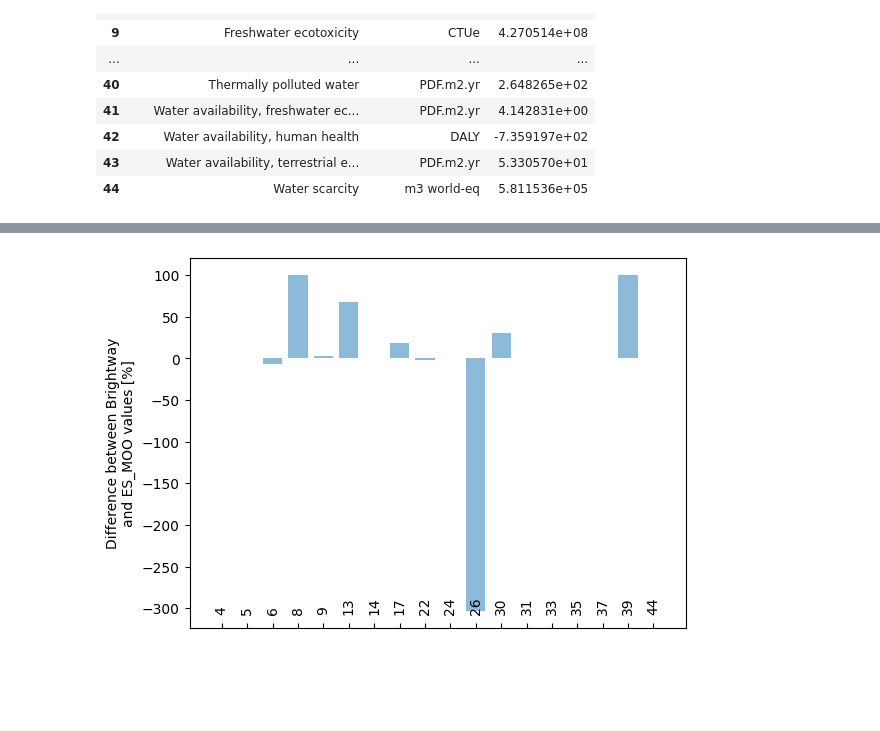
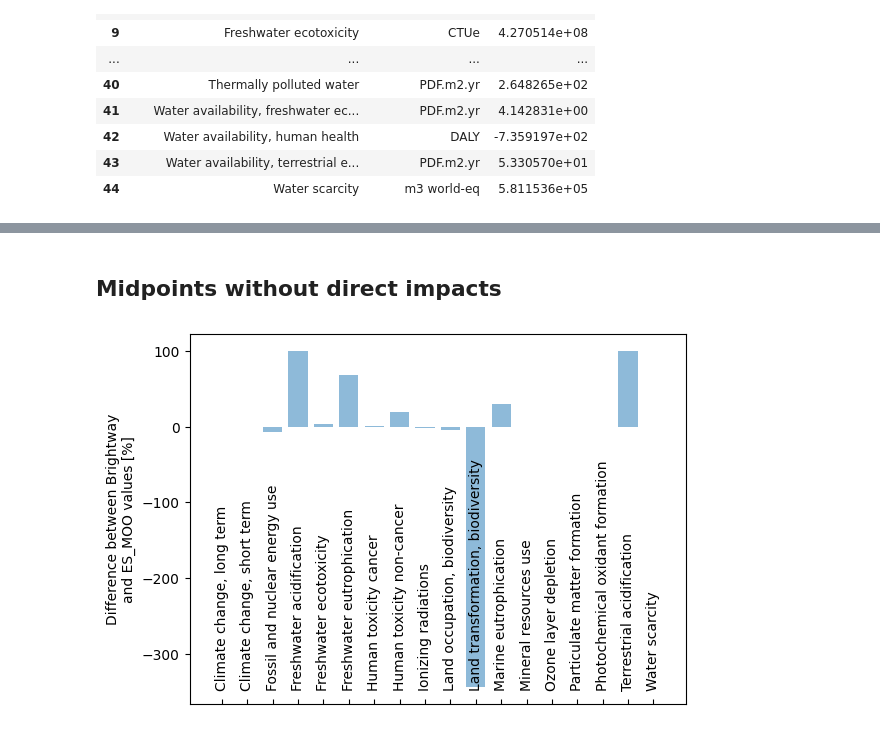
Before and after one commit to matthieu-str/ES_MOO_validation, a Jupyter notebook: test_basics.ipynb, the cells around one changed output, grey strips where cells are left out. Cells and saved outputs as stored; diff of their text form; code cells hidden in the pictures; blank space fills up the shorter version.

```diff
--- a/test_basics.ipynb
+++ b/test_basics.ipynb
@@ -119,0 +114,2 @@ display(wind_impacts)
+# %%
+wind_direct_impacts = C_IW.dot(F_full[wind_id])
@@ -119,0 +136,4 @@ display(wind_impacts)
+# %%
+wind_total_impacts = pd.DataFrame(wind_impacts + wind_direct_impacts)
+wind_impacts = pd.DataFrame(wind_impacts)
+display(wind_total_impacts)
@@ -120,7 +159,9 @@ display(wind_impacts)
 # %%
+wind_total_impacts.reset_index(drop=False, inplace=True)
+wind_total_impacts.rename({0:"es_moo"}, inplace=True, axis=1)
 wind_impacts.reset_index(drop=False, inplace=True)
 wind_impacts.rename({wind_id:"es_moo"}, inplace=True, axis=1)
-display(wind_impacts)
+display(wind_total_impacts)
 # %% [output]
 |  | Impact category | CF unit | es_moo |
 | 0 | Climate change, ecosystem quality... | PDF.m2.yr | 6.887189e+05 |
@@ -142,10 +185,10 @@ display(wind_impacts)
 # %%
 method_midpoint = "IMPACT World+ Midpoint 2.0 | Midpoint | "
-L = []
+bw_results = []
 for impact in midpoint_categories:
-    L.append(wind_bw[f"{method_midpoint}{impact}"].iloc[0])
-wind_impacts_midpoints = wind_impacts.drop(wind_impacts[wind_impacts["CF unit"].str.contains("PDF.m2.yr") | wind_impacts["CF unit"].str.contains("DALY")].index)
-wind_impacts_midpoints["brightway"] = L
+    bw_results.append(wind_bw[f"{method_midpoint}{impact}"].iloc[0])
+wind_impacts_midpoints = wind_total_impacts.drop(wind_total_impacts[wind_total_impacts["CF unit"].str.contains("PDF.m2.yr") | wind_total_impacts["CF unit"].str.contains("DALY")].index)
+wind_impacts_midpoints["brightway"] = bw_results
 wind_impacts_midpoints["delta"] = (wind_impacts_midpoints.brightway - wind_impacts_midpoints.es_moo) / wind_impacts_midpoints.brightway
 # %%
 display(wind_impacts_midpoints)
@@ -167,3 +210,5 @@ display(wind_impacts_midpoints)
 | 37 | Photochemical oxidant formation | kg NMVOC eq | 5.549935e+03 | 5.549991e+03 | 1.025307e-05 |
 | 39 | Terrestrial acidification | kg SO2 eq | 1.142124e+01 | 5.225335e+03 | 9.978143e-01 |
 | 44 | Water scarcity | m3 world-eq | 5.811536e+05 | 5.811540e+05 | 6.741365e-07 |
+# %% [markdown]
+## Midpoints without direct impacts
@@ -170,4 +223,4 @@ display(wind_impacts_midpoints)
 # %%
-plot_comparison(wind_impacts_midpoints, save=False)
+plot_comparison_bis(wind_impacts_midpoints, save=False)
 # %% [output]
-[figure, old version]
+[figure, new version]
```
Also changed, not shown: parts of 31 cells of this notebook.
